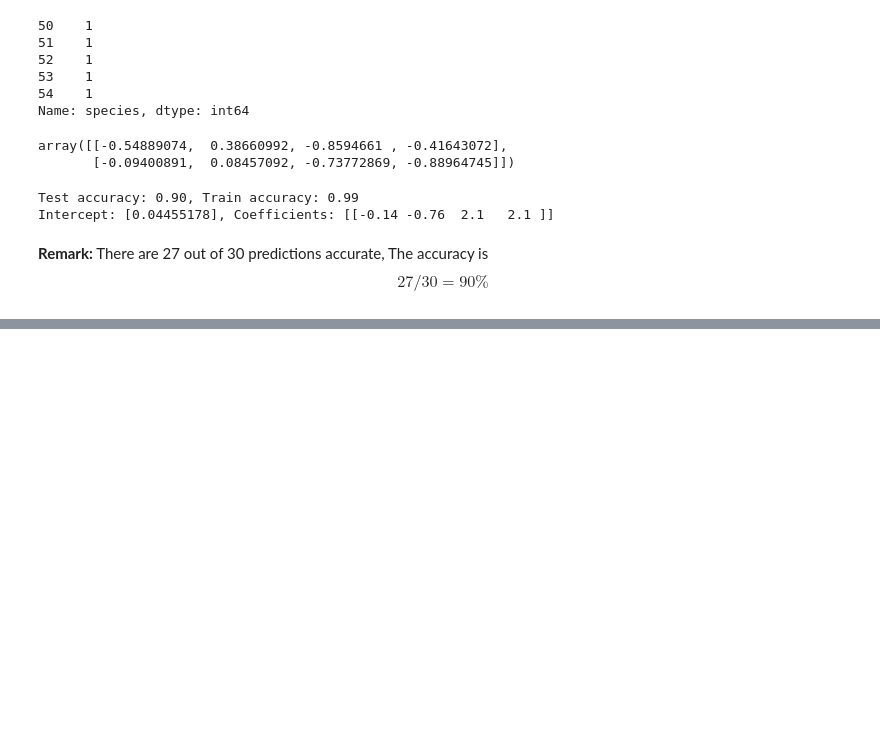
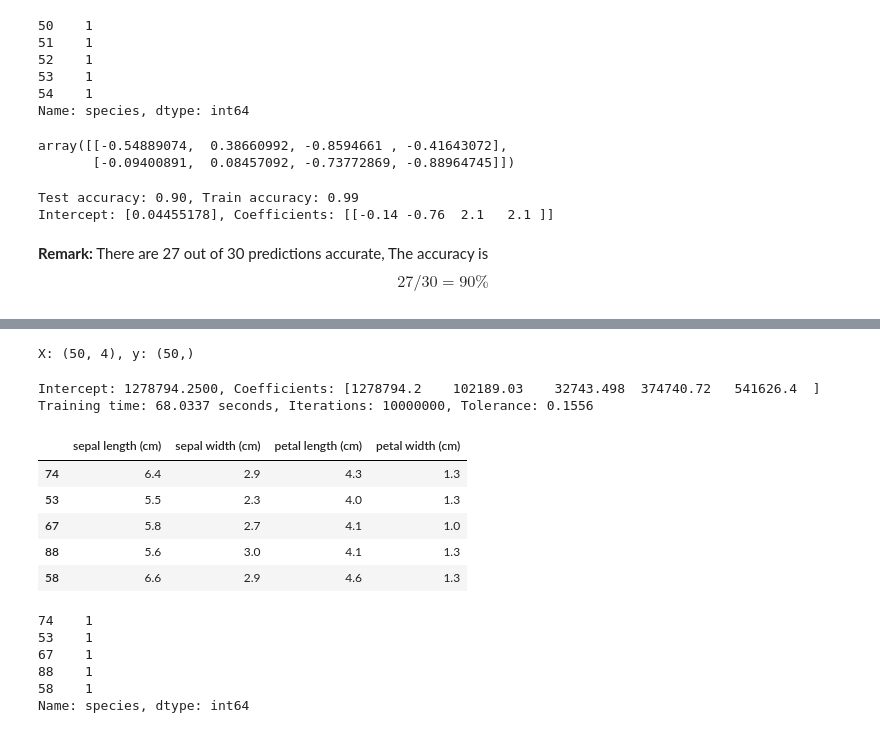
Before and after one commit to opendroid/ml, a Jupyter notebook: regression/logistic/ex01_binary_classification.ipynb, the cells around one changed output, grey strips where cells are left out. Drawn from its saved outputs; the diff is of its cells as text; code cells hidden in the pictures; blank space fills up the shorter version.

Commit message:
Updated Unified Regression code

```diff
--- a/regression/logistic/ex01_binary_classification.ipynb
+++ b/regression/logistic/ex01_binary_classification.ipynb
@@ -254,6 +261,7 @@ Xsc = sc.fit_transform(X)
 # %%
 from sklearn.model_selection import train_test_split
 X_train, X_test, Y_train, Y_test = train_test_split(Xsc, Y, test_size=0.3, random_state=42)
+X_train_1, X_train_2, Y_train_1, Y_train_2 = train_test_split(X, Y, test_size=0.5, random_state=42)
 # %%
 X_train[:2]
 # %% [output]
@@ -279,0 +319,32 @@ Intercept: [0.04455178], Coefficients: [[-0.14178799 -0.76300506  2.09629087  2.
+# %%
+my_pipeline = Pipeline([
+    ("scaler", StandardScaler()),
+    ("logistic", MyLogisticRegression(alpha=0.2, max_iter=10_000_000))
+]).fit(X_train_1, Y_train_1)
+# %% [output]
+X: (50, 4), y: (50,)
+# %%
+lr = my_pipeline.named_steps['logistic']
+print(f"Intercept: {lr.intercept_:.4f}, Coefficients: {lr.coef_.round(4)}")
+print(f"Training time: {lr.training_time:.4f} seconds, Iterations: {lr.training_iter}, Tolerance: {lr.training_tolerance:.4f}")
+# %% [output]
+Intercept: 1278794.2500, Coefficients: [1278794.2    102189.03    32743.498  374740.72   541626.4  ]
+Training time: 68.0337 seconds, Iterations: 10000000, Tolerance: 0.1556
+# %%
+X_train_1[:5]
+# %% [output]
+|  | sepal length (cm) | sepal width (cm) | petal length (cm) | petal width (cm) |
+| 74 | 6.4 | 2.9 | 4.3 | 1.3 |
+| 53 | 5.5 | 2.3 | 4.0 | 1.3 |
+| 67 | 5.8 | 2.7 | 4.1 | 1.0 |
+| 88 | 5.6 | 3.0 | 4.1 | 1.3 |
+| 58 | 6.6 | 2.9 | 4.6 | 1.3 |
+# %%
+Y_train_1[:5]
+# %% [output]
+74    1
+53    1
+67    1
+88    1
+58    1
+Name: species, dtype: int64
```
Also changed, not shown: parts of 13 cells of this notebook, 8 other files.
